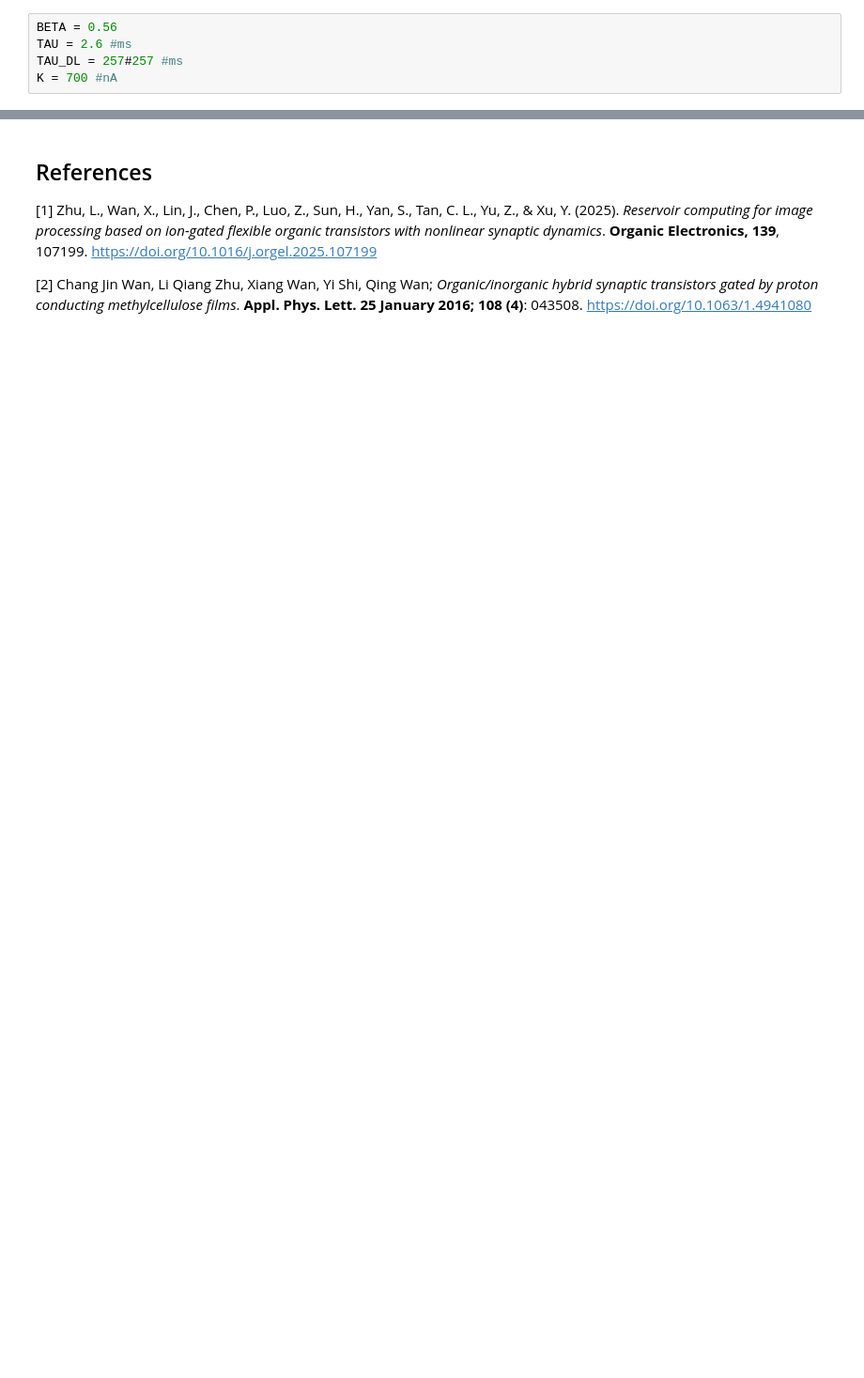
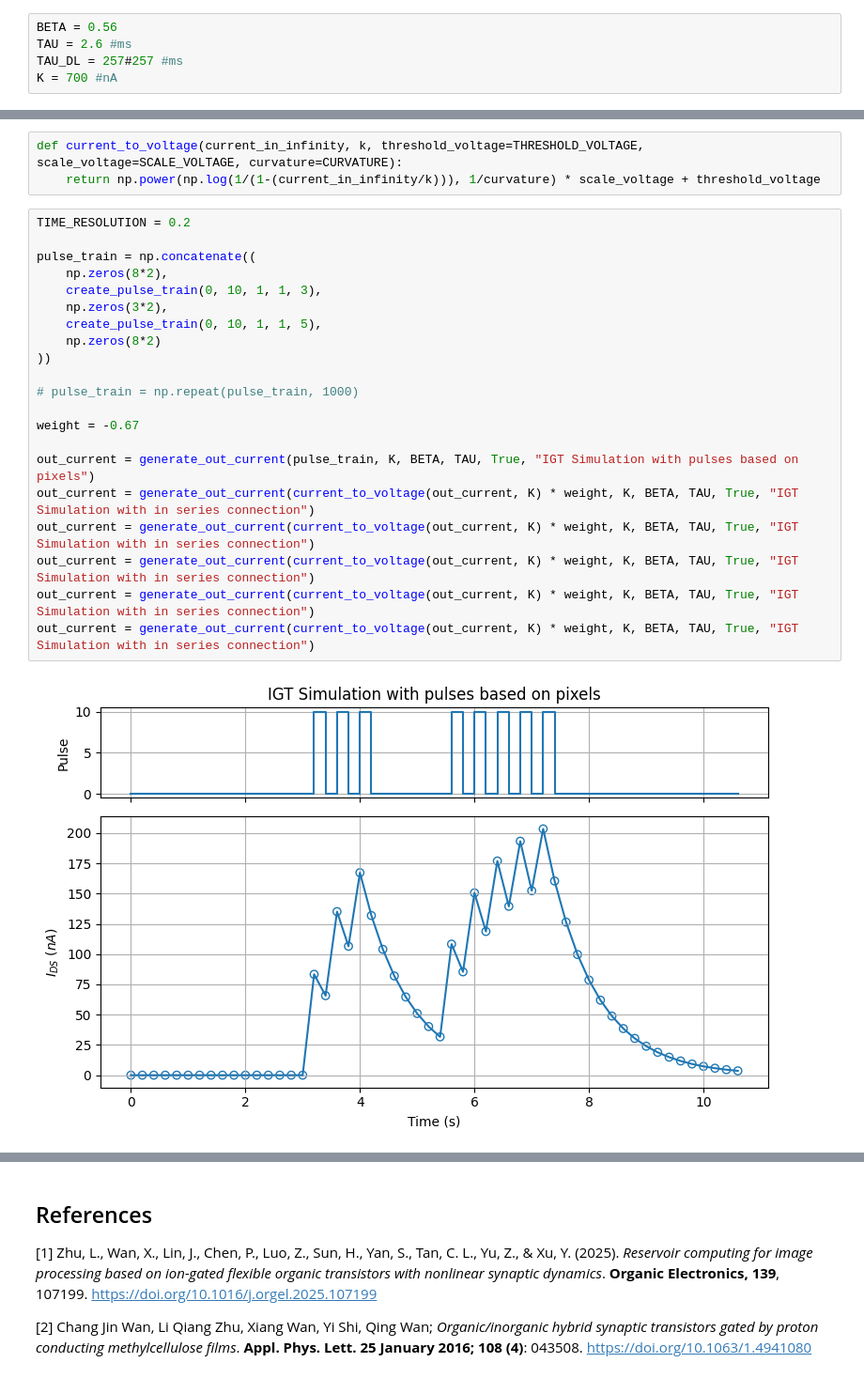
Before and after one commit to FipaLipe/IRIS, a Jupyter notebook: IGT_Simulation.ipynb, the cells around one changed output, grey strips where cells are left out. Shown at 94% size. Drawn from its saved outputs; the diff is of its cells as text; blank space fills up the shorter version.

```diff
--- a/IGT_Simulation.ipynb
+++ b/IGT_Simulation.ipynb
@@ -166,0 +170,26 @@ out_current = generate_out_current(pulse_train, K, BETA, TAU, TAU_DL, 0, True, "
+# %%
+def current_to_voltage(current_in_infinity, k, threshold_voltage=THRESHOLD_VOLTAGE, scale_voltage=SCALE_VOLTAGE, curvature=CURVATURE):
+    return np.power(np.log(1/(1-(current_in_infinity/k))), 1/curvature) * scale_voltage + threshold_voltage
+# %%
+TIME_RESOLUTION = 0.2
+
+pulse_train = np.concatenate((
+    np.zeros(8*2),
+    create_pulse_train(0, 10, 1, 1, 3),
+    np.zeros(3*2),
+    create_pulse_train(0, 10, 1, 1, 5),
+    np.zeros(8*2)
+))
+
+# pulse_train = np.repeat(pulse_train, 1000)
+
+weight = -0.67
+
+out_current = generate_out_current(pulse_train, K, BETA, TAU, True, "IGT Simulation with pulses based on pixels")
+out_current = generate_out_current(current_to_voltage(out_current, K) * weight, K, BETA, TAU, True, "IGT Simulation with in series connection")
+out_current = generate_out_current(current_to_voltage(out_current, K) * weight, K, BETA, TAU, True, "IGT Simulation with in series connection")
+out_current = generate_out_current(current_to_voltage(out_current, K) * weight, K, BETA, TAU, True, "IGT Simulation with in series connection")
+out_current = generate_out_current(current_to_voltage(out_current, K) * weight, K, BETA, TAU, True, "IGT Simulation with in series connection")
+out_current = generate_out_current(current_to_voltage(out_current, K) * weight, K, BETA, TAU, True, "IGT Simulation with in series connection")
+# %% [output]
+[figure, added]
```
Also changed, not shown: parts of 9 cells of this notebook.
